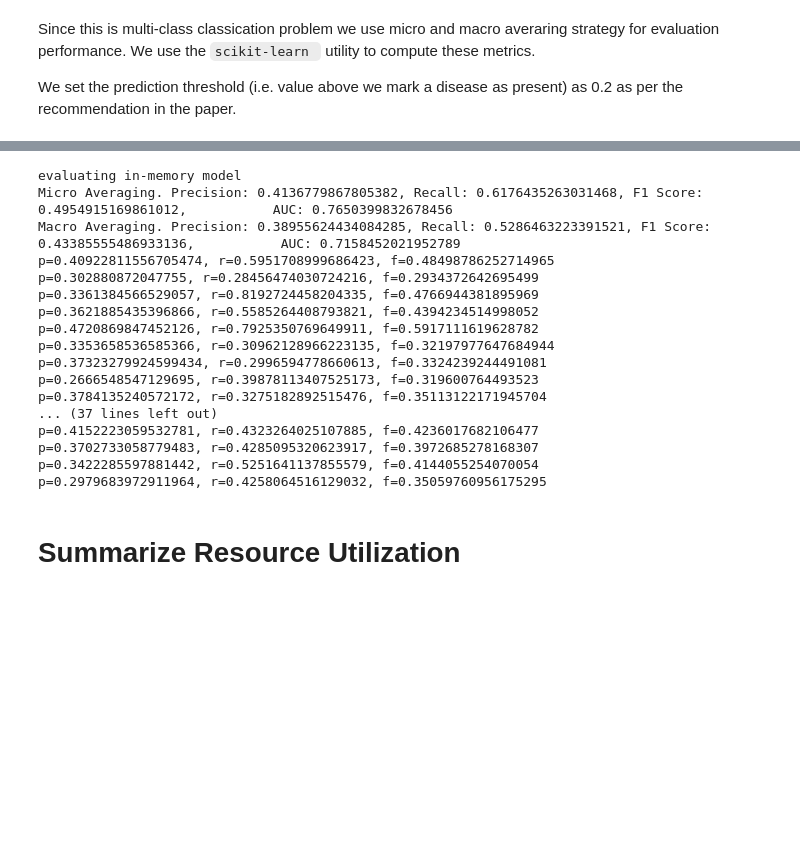
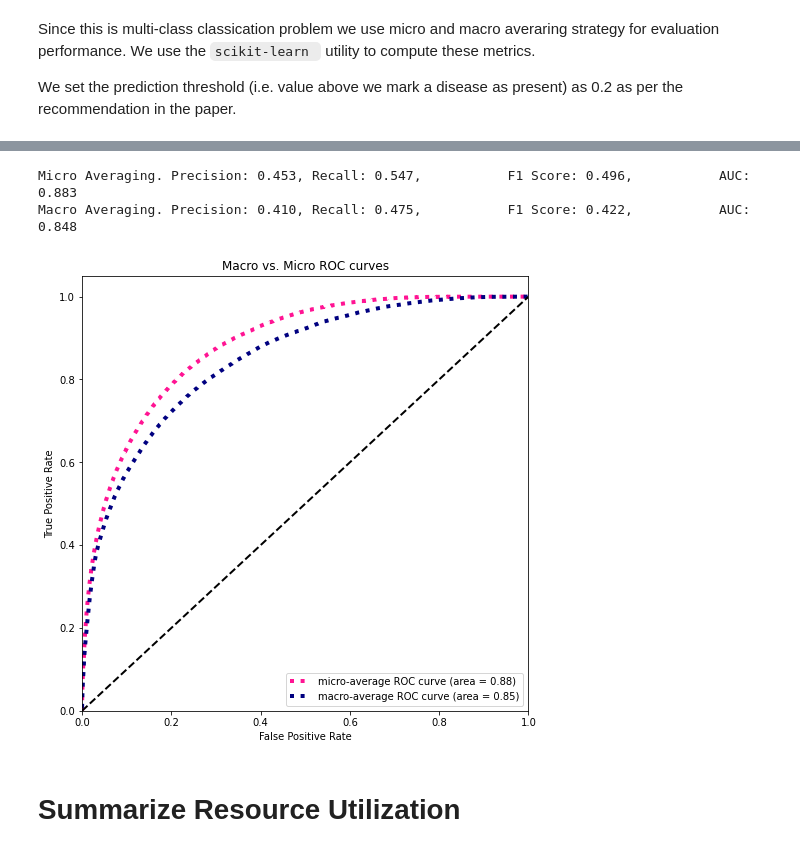
Before and after one commit to amyth18/Deep-Learning-Model-For-Disease-Prediction, a Jupyter notebook: Main_Prediction_Model_Final_Submission.ipynb, the cells around one changed output, grey strips where cells are left out. Drawn from its saved outputs; the diff is of its cells as text; code cells hidden in the pictures; blank space fills up the shorter version.

```diff
--- a/Main_Prediction_Model_Final_Submission.ipynb
+++ b/Main_Prediction_Model_Final_Submission.ipynb
@@ -625,5 +716,0 @@ def evaluate_model(model, test_loader):
-# %%
-a = np.array([[1, 0], [0, 1]])
-a[:,1]
-p, r, f, s = precision_recall_fscore_support(a[:,1], a[:,1], average='binary')
-print(f"p={p}, r={r}, f={f}, s={s}")
@@ -780,32 +867,14 @@ main-model-27-04-2022-19-11-16  word2vec-27-04-2022-17-47-59
 # %%
-if model is None:
-  print("load from disk")
-  model = DiseasePredictionModel(weight=0.2)
-  if torch.cuda.is_available():
-    model.cuda()
-    model.load_state_dict(torch.load(f"{PROJECT_PATH}/models/main-model-27-04-2022-19-11-16"))
-    evaluate_model(model, test_loader)
-else:
-  print("evaluating in-memory model")
-  evaluate_model(model, train_loader)
+main_model = DiseasePredictionModel(weight=0.2)
+# load the model we saved during training step.
+main_model.load_state_dict(torch.load(f"{PROJECT_PATH}/models/main-model-27-04-2022-19-11-16"))
+if torch.cuda.is_available():
+  main_model.cuda()
+  evaluate_model(main_model, test_loader, 0.35)
 # %% [output]
-evaluating in-memory model
-Micro Averaging. Precision: 0.4136779867805382, Recall: 0.6176435263031468, F1 Score: 0.4954915169861012,           AUC: 0.7650399832678456
-Macro Averaging. Precision: 0.38955624434084285, Recall: 0.5286463223391521, F1 Score: 0.43385555486933136,           AUC: 0.7158452021952789
-p=0.40922811556705474, r=0.5951708999686423, f=0.48498786252714965
-p=0.302880872047755, r=0.28456474030724216, f=0.2934372642695499
-p=0.3361384566529057, r=0.8192724458204335, f=0.4766944381895969
-p=0.3621885435396866, r=0.5585264408793821, f=0.4394234514998052
-p=0.4720869847452126, r=0.7925350769649911, f=0.5917111619628782
-p=0.3353658536585366, r=0.30962128966223135, f=0.32197977647684944
-p=0.37323279924599434, r=0.2996594778660613, f=0.3324239244491081
-p=0.2666548547129695, r=0.39878113407525173, f=0.319600764493523
-p=0.3784135240572172, r=0.3275182892515476, f=0.35113122171945704
-... (37 lines left out)
-p=0.4152223059532781, r=0.4323264025107885, f=0.4236017682106477
-p=0.3702733058779483, r=0.4285095320623917, f=0.3972685278168307
-p=0.3422285597881442, r=0.5251641137855579, f=0.4144055254070054
-p=0.2979683972911964, r=0.4258064516129032, f=0.35059760956175295
+Micro Averaging. Precision: 0.453, Recall: 0.547,           F1 Score: 0.496,           AUC: 0.883
+Macro Averaging. Precision: 0.410, Recall: 0.475,           F1 Score: 0.422,           AUC: 0.848
+[figure, added]
 # %% [markdown]
 # Summarize Resource Utilization
 # %%
```
Also changed, not shown: parts of 10 cells of this notebook.
